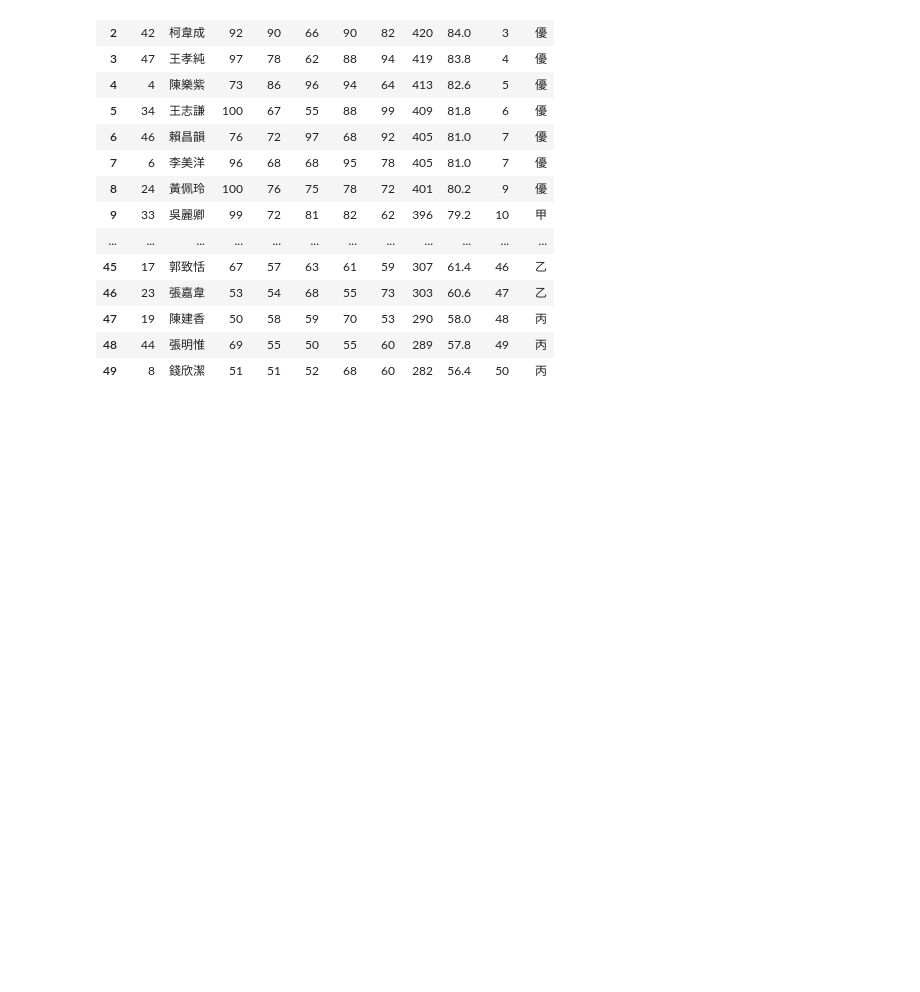
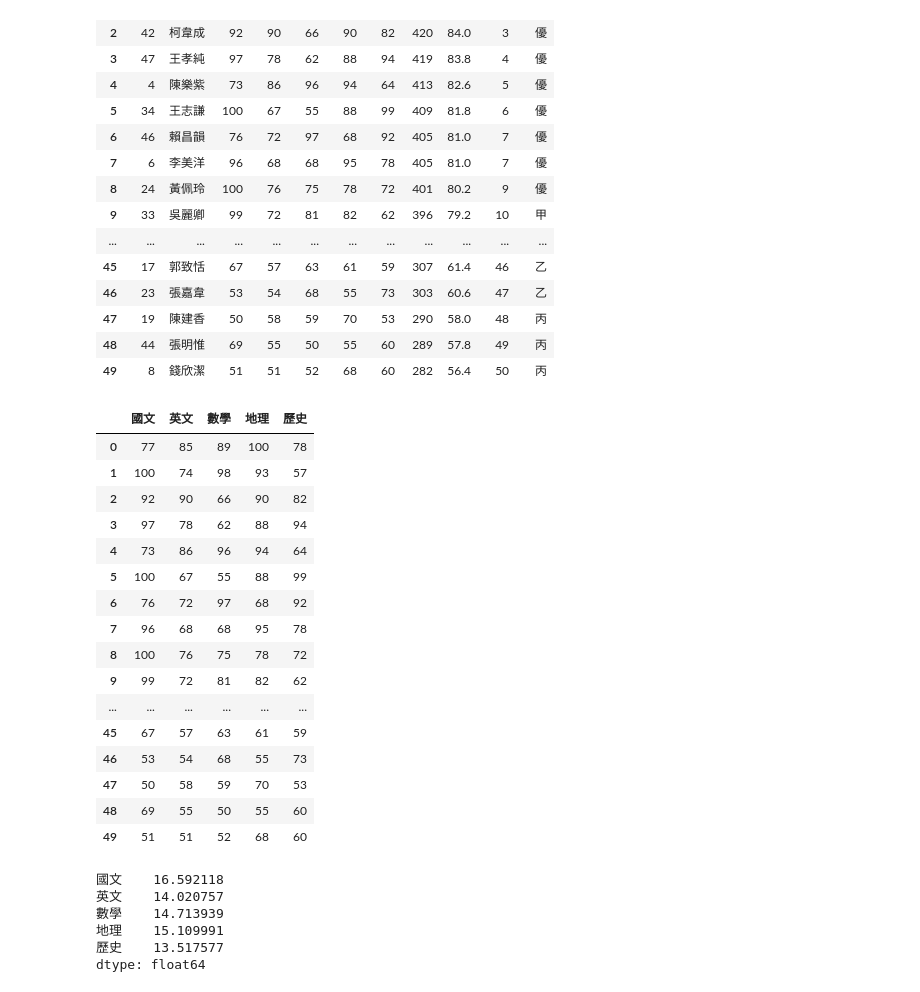
Before and after one commit to roberthsu2003/__2023_07_25__, a Jupyter notebook: lesson19_5.ipynb, the cells around one changed output. Cells and saved outputs as stored; diff of their text form; code cells hidden in the pictures; blank space fills up the shorter version.

```diff
--- a/lesson19_5.ipynb
+++ b/lesson19_5.ipynb
@@ -55,3 +55,35 @@ frame
 | 47 | 19 | 陳建香 | 50 | 58 | 59 | 70 | 53 | 290 | 58.0 | 48 | 丙 |
 | 48 | 44 | 張明惟 | 69 | 55 | 50 | 55 | 60 | 289 | 57.8 | 49 | 丙 |
 | 49 | 8 | 錢欣潔 | 51 | 51 | 52 | 68 | 60 | 282 | 56.4 | 50 | 丙 |
+# %%
+frame1 = frame[['國文','英文','數學','地理','歷史']]
+frame1
+# %% [output]
+|  | 國文 | 英文 | 數學 | 地理 | 歷史 |
+| 0 | 77 | 85 | 89 | 100 | 78 |
+| 1 | 100 | 74 | 98 | 93 | 57 |
+| 2 | 92 | 90 | 66 | 90 | 82 |
+| 3 | 97 | 78 | 62 | 88 | 94 |
+| 4 | 73 | 86 | 96 | 94 | 64 |
+| 5 | 100 | 67 | 55 | 88 | 99 |
+| 6 | 76 | 72 | 97 | 68 | 92 |
+| 7 | 96 | 68 | 68 | 95 | 78 |
+| 8 | 100 | 76 | 75 | 78 | 72 |
+| 9 | 99 | 72 | 81 | 82 | 62 |
+| ... | ... | ... | ... | ... | ... |
+| 45 | 67 | 57 | 63 | 61 | 59 |
+| 46 | 53 | 54 | 68 | 55 | 73 |
+| 47 | 50 | 58 | 59 | 70 | 53 |
+| 48 | 69 | 55 | 50 | 55 | 60 |
+| 49 | 51 | 51 | 52 | 68 | 60 |
+# %%
+def fun1(s):
+    return s.std()
+frame1.apply(fun1)
+# %% [output]
+國文    16.592118
+英文    14.020757
+數學    14.713939
+地理    15.109991
+歷史    13.517577
+dtype: float64
```
